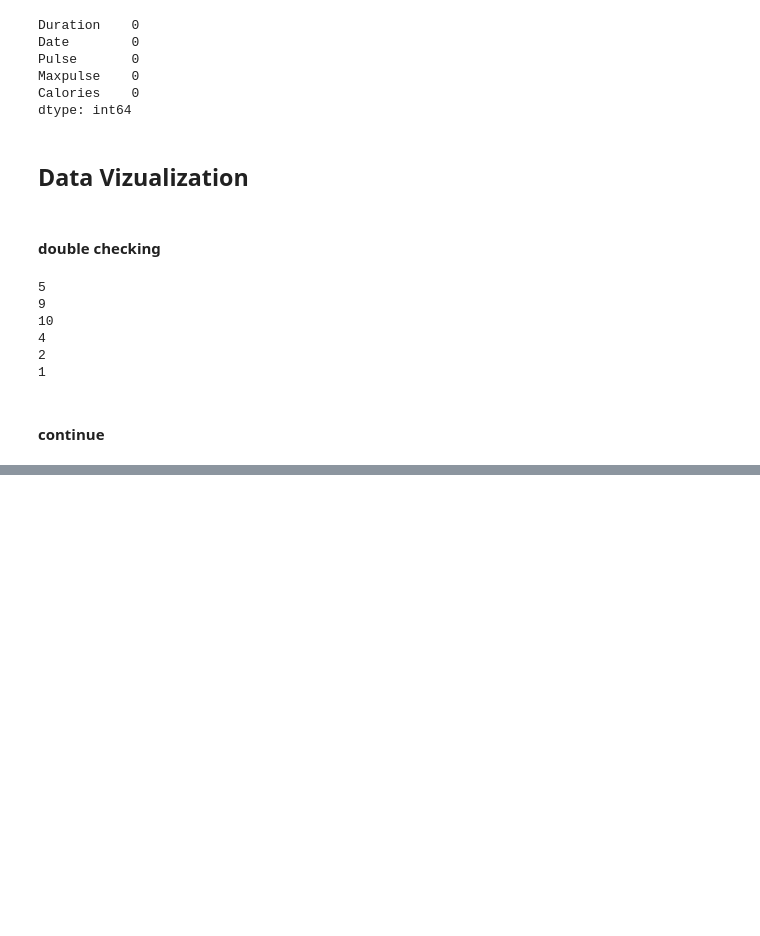
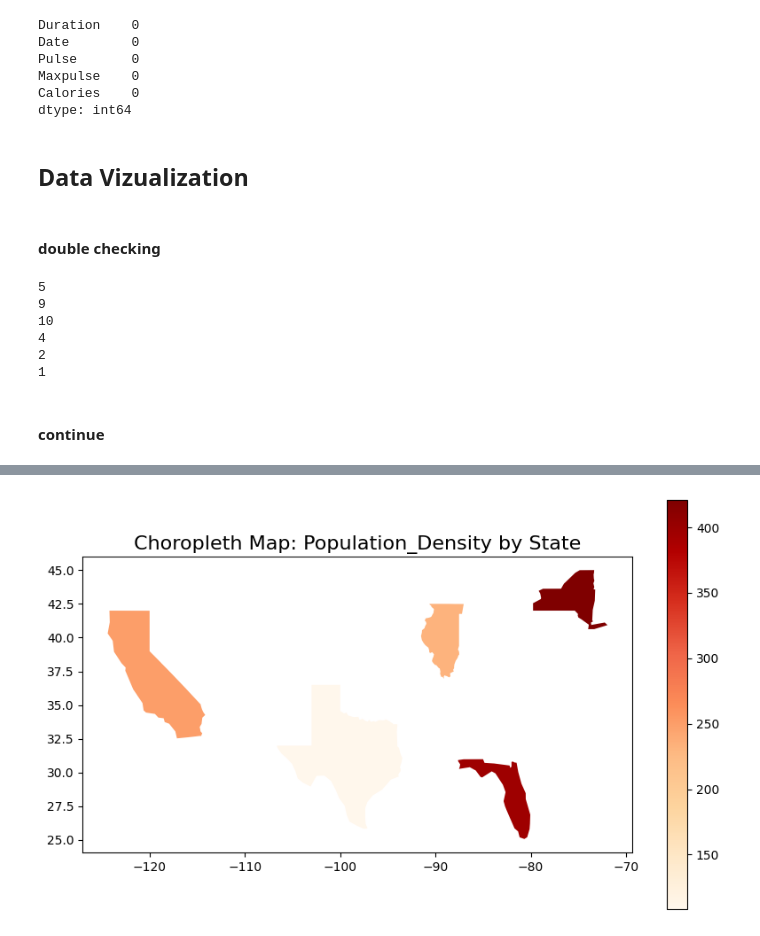
Before and after one commit to Mubashirr101/The_Automator, a Jupyter notebook: backend/test prototyping/TA_Prototype1.ipynb, the cells around one changed output, grey strips where cells are left out. Cells and saved outputs as stored; diff of their text form; code cells hidden in the pictures; blank space fills up the shorter version.

Commit message:
added a test func for geospatial data

```diff
--- a/backend/test prototyping/TA_Prototype1.ipynb
+++ b/backend/test prototyping/TA_Prototype1.ipynb
@@ -472,6 +472,10 @@ import matplotlib.pyplot as plt
 import seaborn as sns
 import missingno as msno
 import plotly.express as px
+import pandas as pd
+import numpy as np
+import folium
+from folium.plugins import HeatMap
 
 class vizualize:
     def __init__(self):
@@ -741,9 +745,18 @@ class vizualize:
         plt.show()
 
     # geographic data vizualization
-    def choropleth_mps():
+    def choropleth_mps(self,df,map_geometrics,data_label,geometrics_label,plottedfeature):
         # choropleth maps
-        pass
+        geo_df = map_geometrics.merge(
+            df, left_on=geometrics_label, right_on=data_label, how="left"
+        )
+        fig,ax= plt.subplots(1,1,figsize=(10,6))
+        geo_df.plot(column=plottedfeature, cmap="OrRd", legend=True, ax=ax)
+        plt.title(
+            f"Choropleth Map: {plottedfeature} by {data_label}", fontsize=16
+        )
+        plt.show()
+
     def bubble_mps():
         # bubble maps
         pass
@@ -855,0 +925,5 @@ viz.outlier_scatterplots(df,df["Cumulative_Sales"])
+# %%
+viz = vizualize()
+viz.choropleth_mps(df2,usa_states,data_label='State',geometrics_label='name',plottedfeature='Population_Density')
+# %% [output]
+[figure, added]
```
Also changed, not shown: parts of 5 cells of this notebook, 1 other file.
